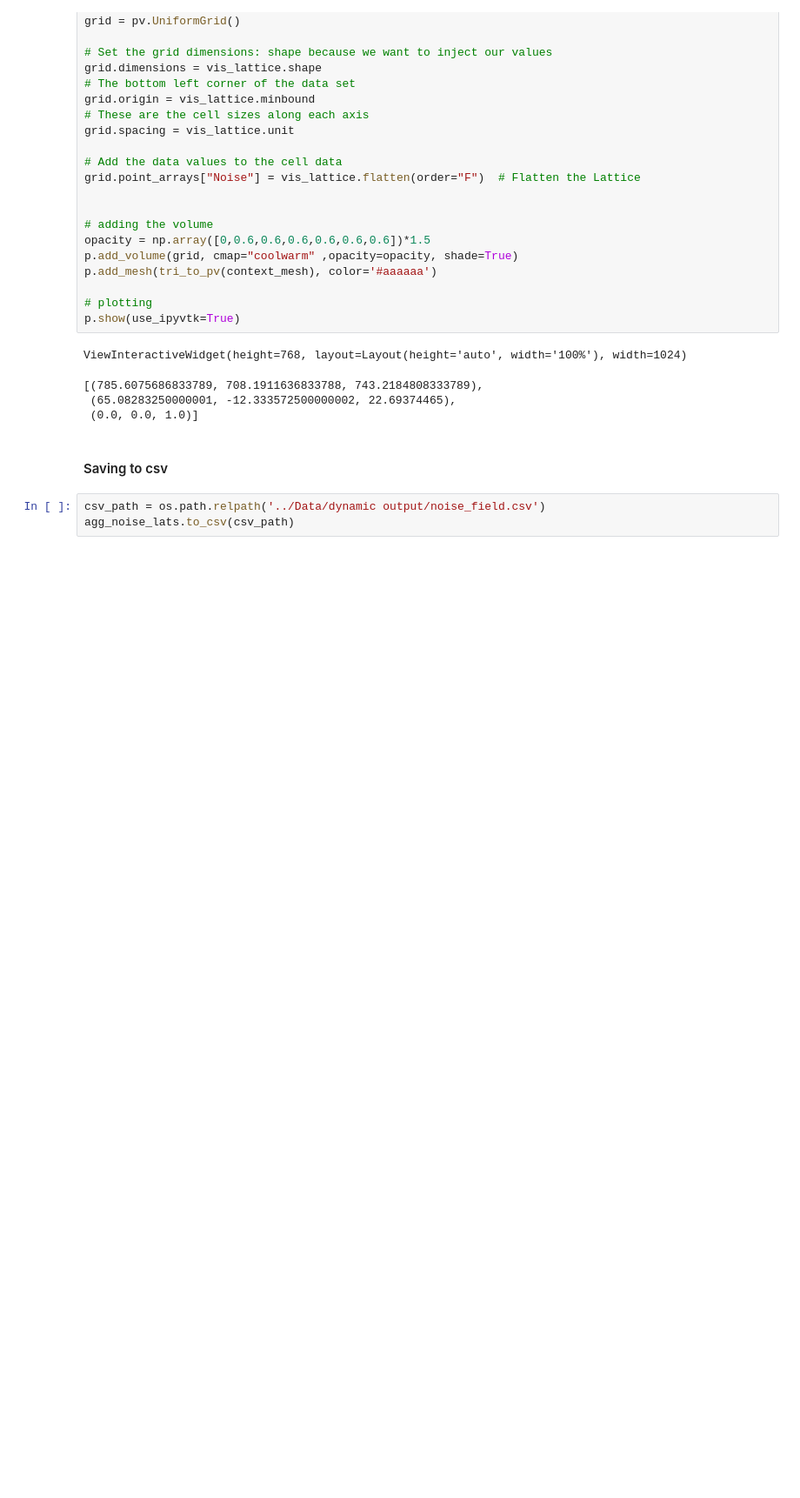
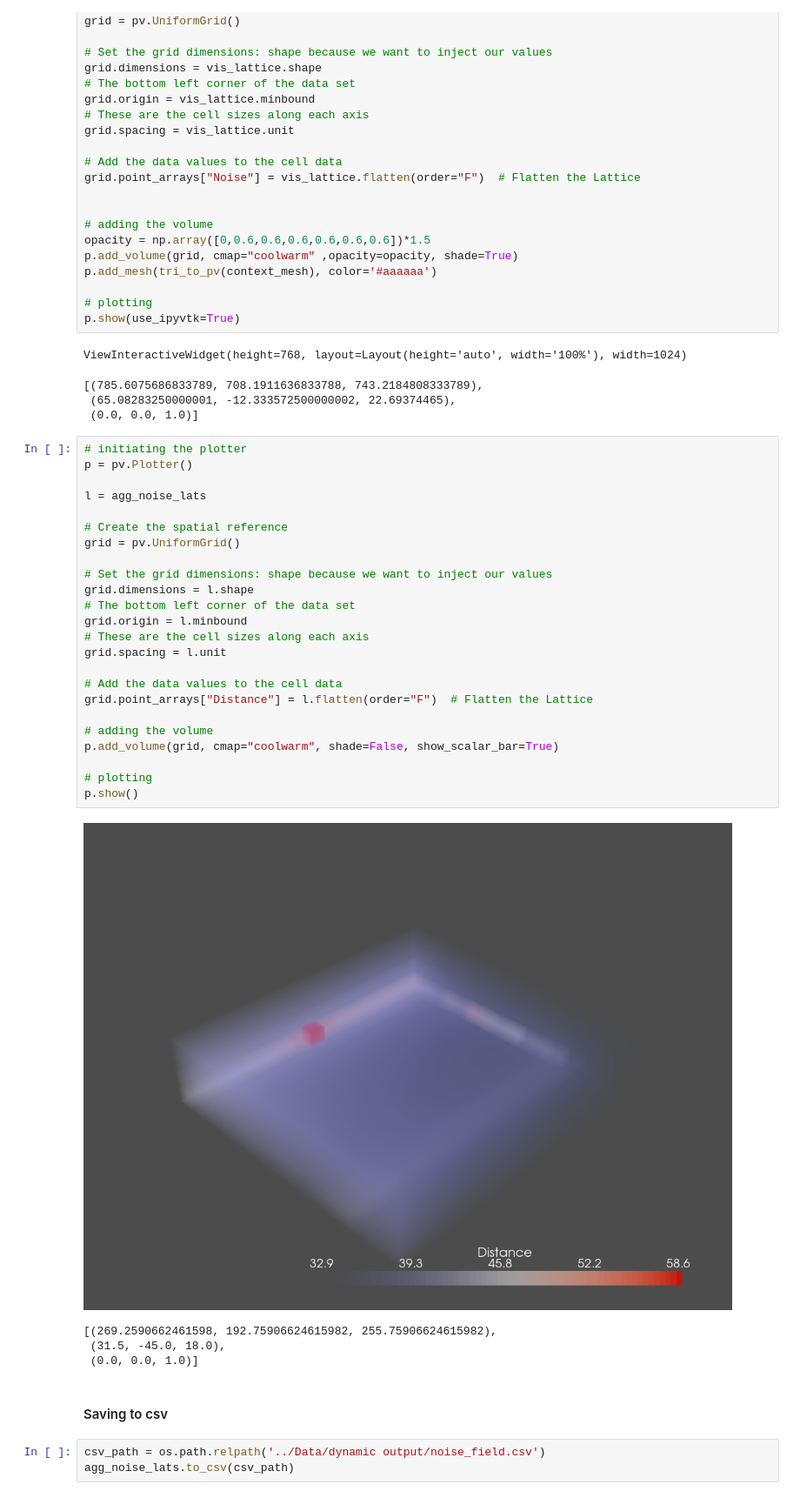
Before and after one commit to DaniqueBuchner/spatial_computing_project_template, a Jupyter notebook: Notebooks/Noise_field_from_street.ipynb, the cells around one changed output. Shown at 87% size. Drawn from its saved outputs; the diff is of its cells as text; blank space fills up the shorter version.

```diff
--- a/Notebooks/Noise_field_from_street.ipynb
+++ b/Notebooks/Noise_field_from_street.ipynb
@@ -168,6 +168,35 @@ ViewInteractiveWidget(height=768, layout=Layout(height='auto', width='100%'), wi
 [(785.6075686833789, 708.1911636833788, 743.2184808333789),
  (65.08283250000001, -12.333572500000002, 22.69374465),
  (0.0, 0.0, 1.0)]
+# %%
+# initiating the plotter
+p = pv.Plotter()
+
+l = agg_noise_lats
+
+# Create the spatial reference
+grid = pv.UniformGrid()
+
+# Set the grid dimensions: shape because we want to inject our values
+grid.dimensions = l.shape
+# The bottom left corner of the data set
+grid.origin = l.minbound
+# These are the cell sizes along each axis
+grid.spacing = l.unit
+
+# Add the data values to the cell data
+grid.point_arrays["Distance"] = l.flatten(order="F")  # Flatten the Lattice
+
+# adding the volume
+p.add_volume(grid, cmap="coolwarm", shade=False, show_scalar_bar=True)
+
+# plotting
+p.show()
+# %% [output]
+[figure, added]
+[(269.2590662461598, 192.75906624615982, 255.75906624615982),
+ (31.5, -45.0, 18.0),
+ (0.0, 0.0, 1.0)]
 # %% [markdown]
 #### Saving to csv
 # %%
```
Also changed, not shown: 2 other files.
